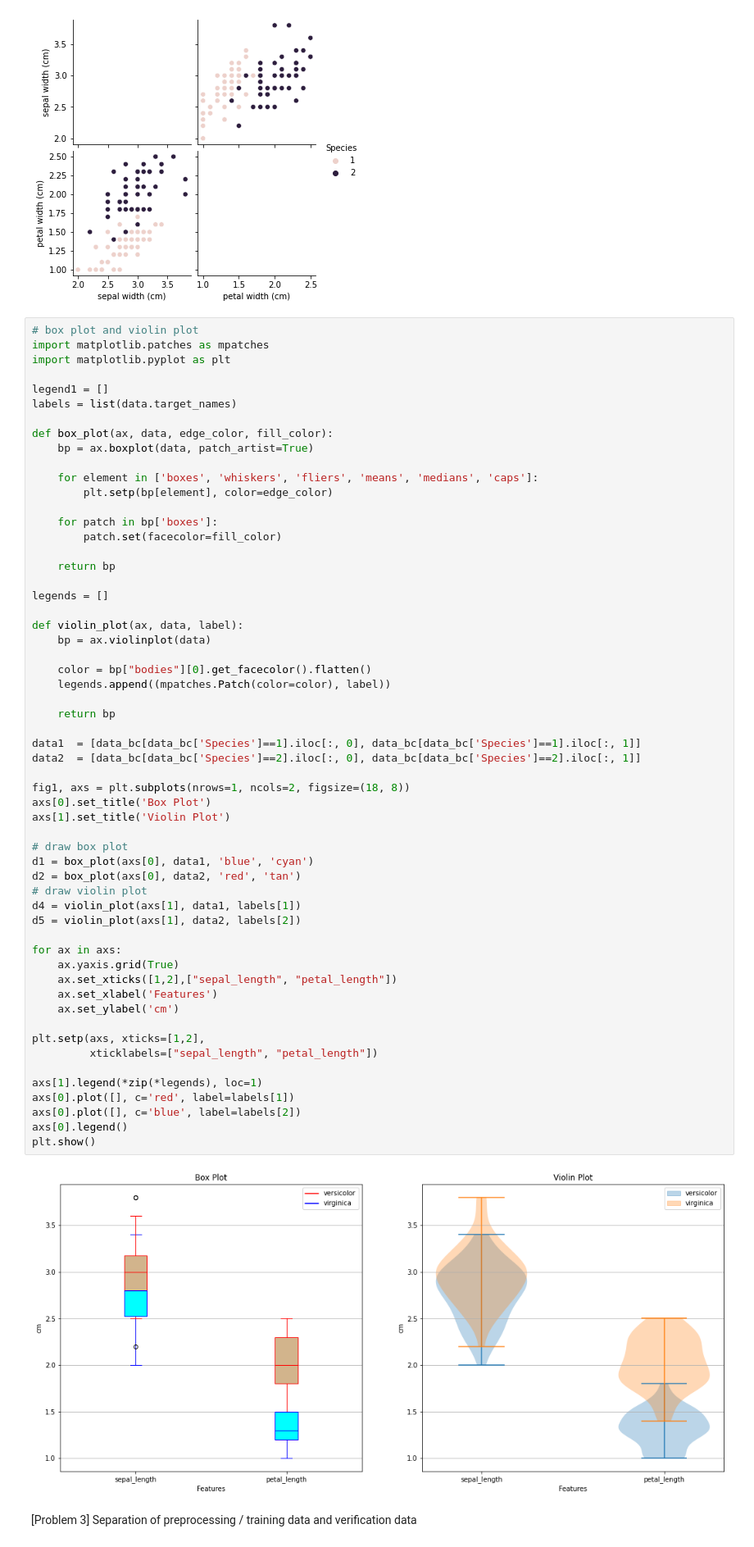
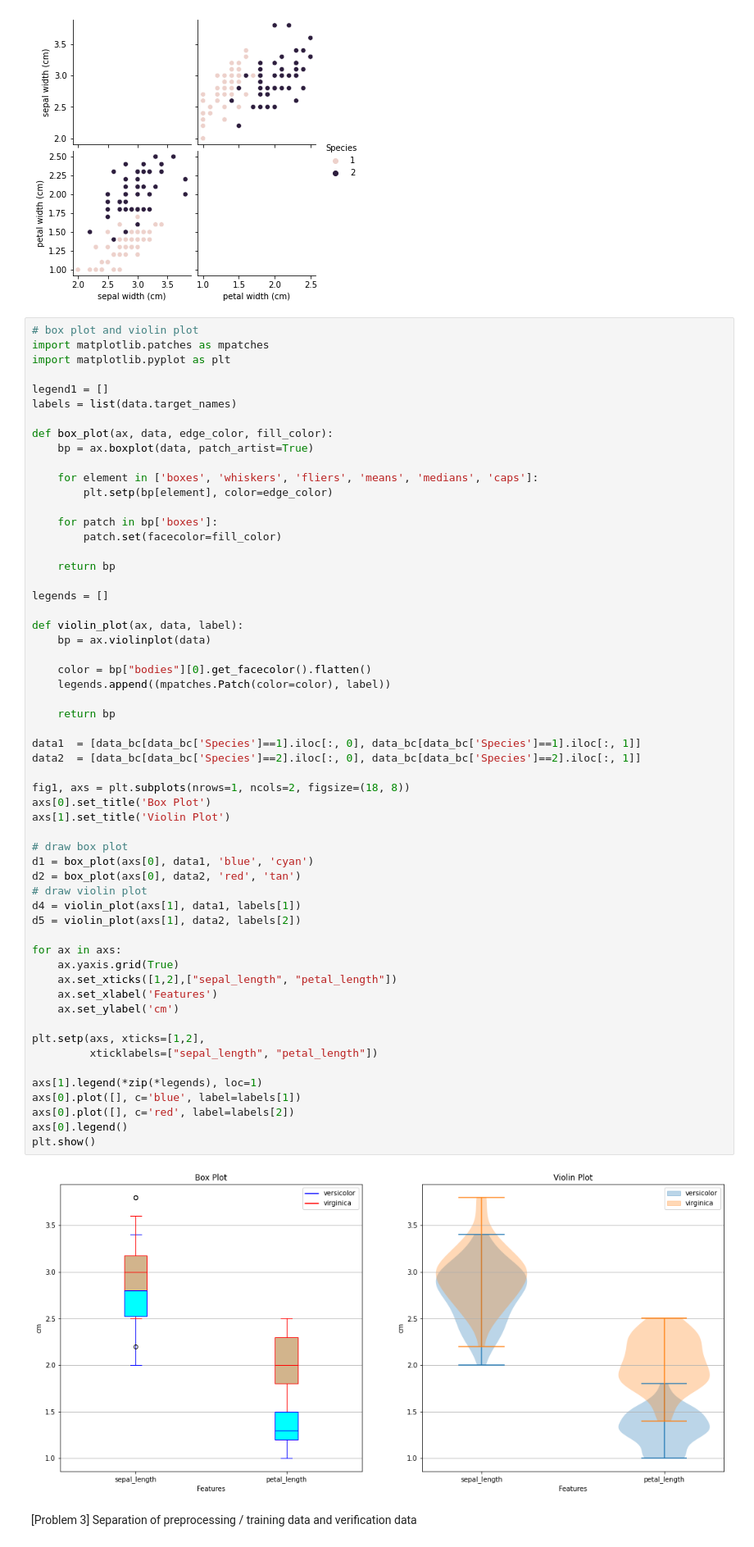
Before and after one commit to NaraaBold/DiverNaraa, a Jupyter notebook: binary_classification_of_iris.ipynb, the cells around one changed output. Shown: that part at 82% size. Drawn from its saved outputs; the diff is of its cells as text.

```diff
--- a/binary_classification_of_iris.ipynb
+++ b/binary_classification_of_iris.ipynb
@@ -70,36 +70,36 @@ def violin_plot(ax, data, label):
 
     return bp
 
 data1  = [data_bc[data_bc['Species']==1].iloc[:, 0], data_bc[data_bc['Species']==1].iloc[:, 1]]
 data2  = [data_bc[data_bc['Species']==2].iloc[:, 0], data_bc[data_bc['Species']==2].iloc[:, 1]]
 
 fig1, axs = plt.subplots(nrows=1, ncols=2, figsize=(18, 8))
 axs[0].set_title('Box Plot')
 axs[1].set_title('Violin Plot')
 
 # draw box plot
 d1 = box_plot(axs[0], data1, 'blue', 'cyan')
 d2 = box_plot(axs[0], data2, 'red', 'tan')
 # draw violin plot
 d4 = violin_plot(axs[1], data1, labels[1])
 d5 = violin_plot(axs[1], data2, labels[2])
 
 for ax in axs:
     ax.yaxis.grid(True)
     ax.set_xticks([1,2],["sepal_length", "petal_length"])
     ax.set_xlabel('Features')
     ax.set_ylabel('cm')
 
 plt.setp(axs, xticks=[1,2],
          xticklabels=["sepal_length", "petal_length"])
 
 axs[1].legend(*zip(*legends), loc=1)
-axs[0].plot([], c='red', label=labels[1])
-axs[0].plot([], c='blue', label=labels[2])
+axs[0].plot([], c='blue', label=labels[1])
+axs[0].plot([], c='red', label=labels[2])
 axs[0].legend()
 plt.show()
 # %% [output]
-[figure, old version]
+[figure, new version]
 # %% [markdown]
 [Problem 3] Separation of preprocessing / training data and verification data
 # %%
```
